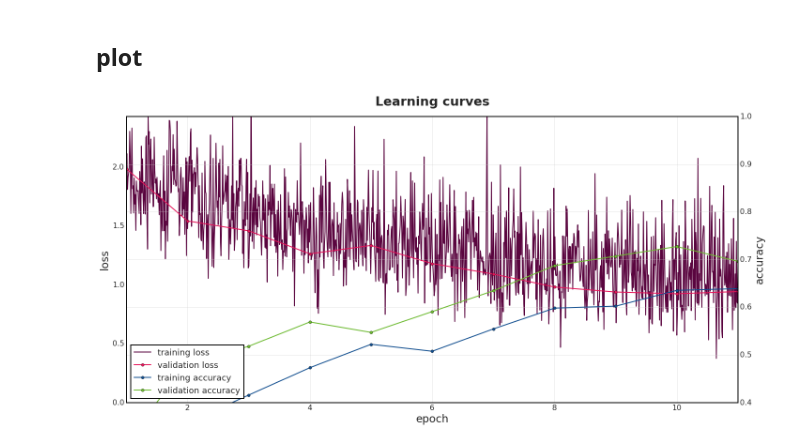
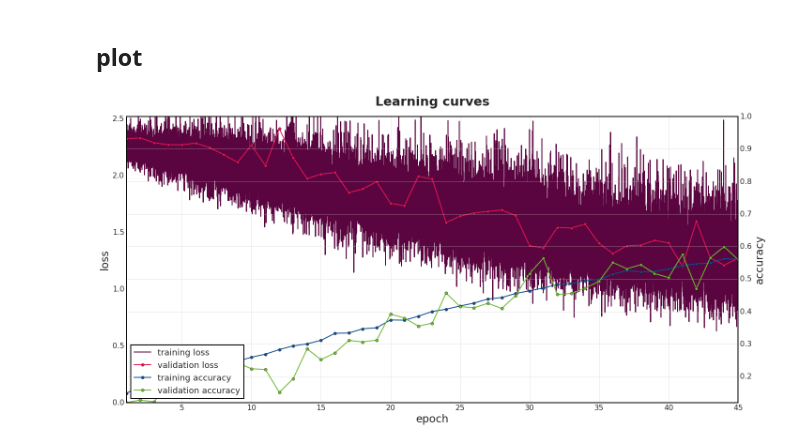
Before and after one commit to yell/kaggle-camera, a Jupyter notebook: notebooks/plot_curves.ipynb, the cells around one changed output. Drawn from its saved outputs; the diff is of its cells as text; code cells hidden in the pictures.

```diff
--- a/notebooks/plot_curves.ipynb
+++ b/notebooks/plot_curves.ipynb
@@ -13,16 +16,16 @@ from utils.plot import plot_learning_curves
 # %% [markdown]
 ## load optimizer data
 # %%
-checkpoint = torch.load('../models/0.6964-11.ckpt', map_location={'cuda:0': 'cpu'})
+checkpoint = torch.load('../main/models/0.5600-45.ckpt', map_location={'cuda:0': 'cpu'})
 # %% [markdown]
 ## plot
 # %%
 train_loss_history = checkpoint['train_loss']
 val_loss_history = [np.mean(v) for v in checkpoint['val_loss']]
 train_acc_history = checkpoint['train_acc']
 val_acc_history = checkpoint['val_acc']
 
 plot_learning_curves(train_loss_history, train_acc_history,
-                     val_loss_history, val_acc_history)
+                     val_loss_history, val_acc_history, min_acc=0.)
 # %% [output]
-[figure, old version]
+[figure, new version]
```
Also changed, not shown: parts of 1 cell of this notebook.
